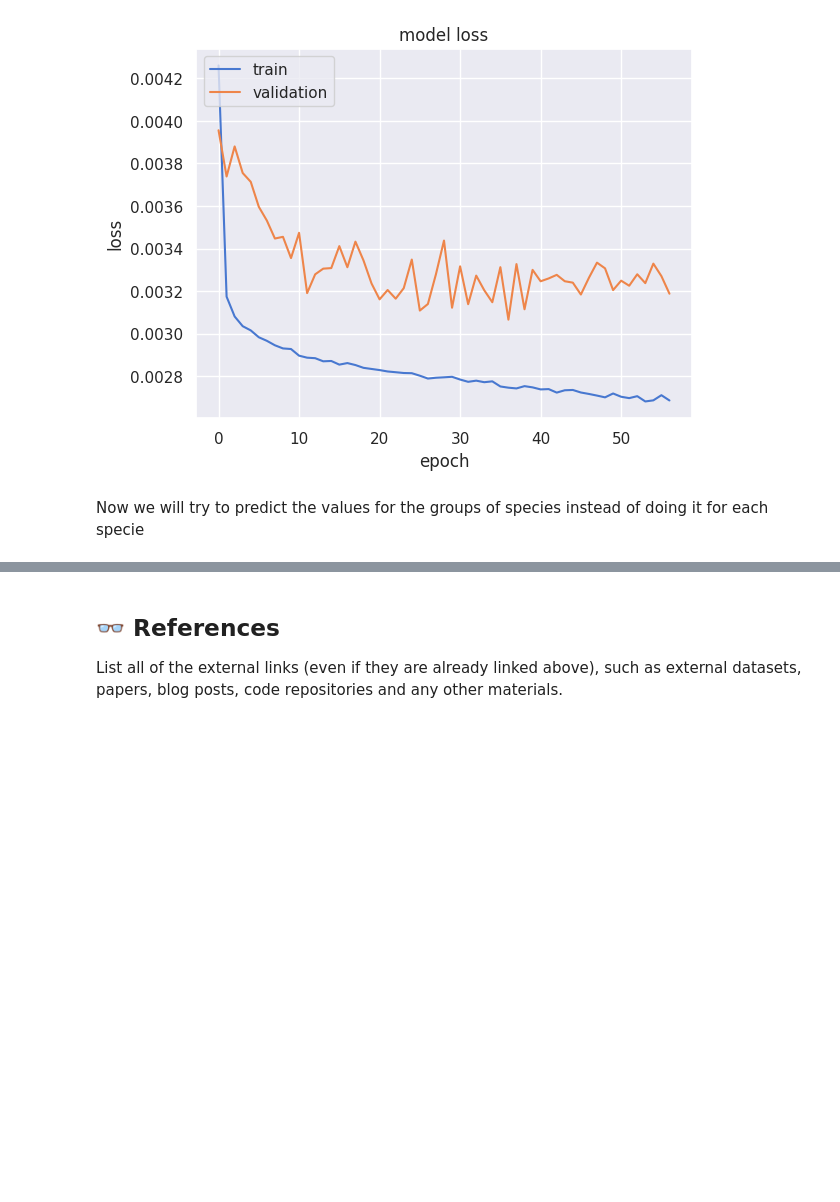
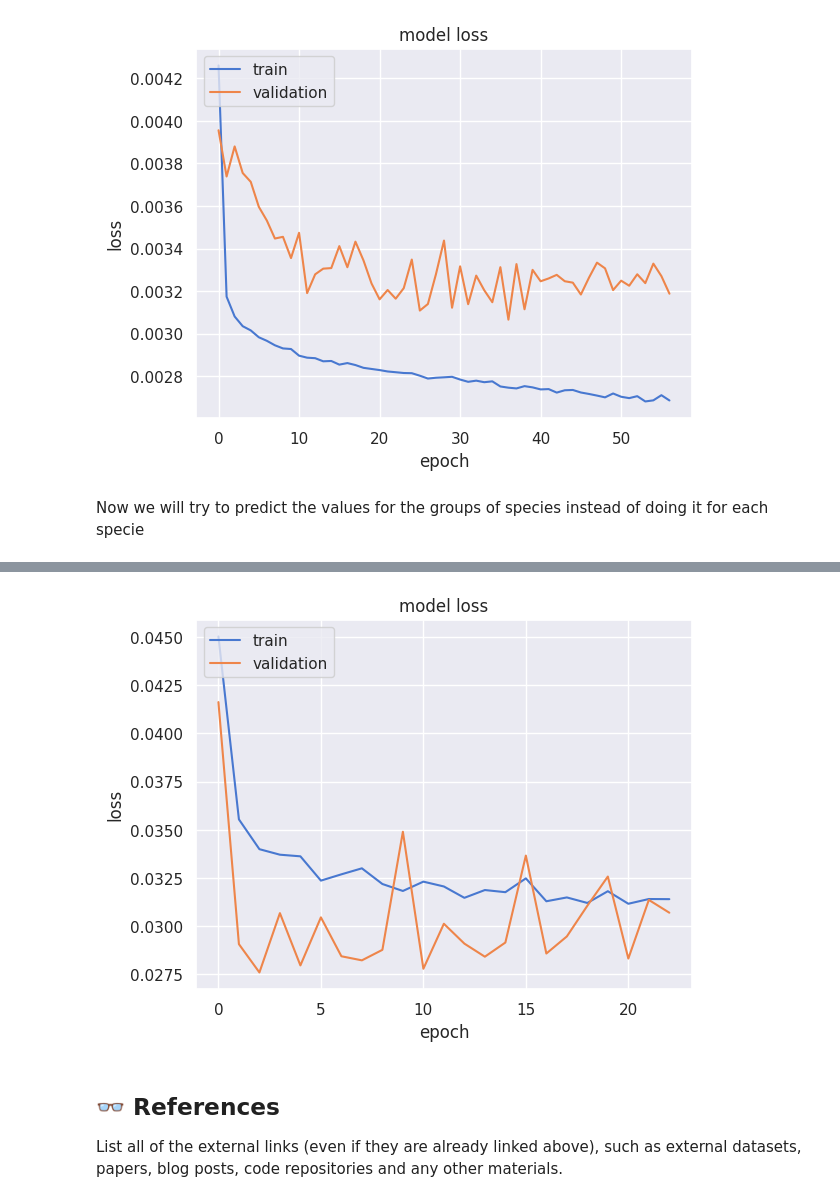
Before and after one commit to duarteoliper/WDL2_2023, a Jupyter notebook: Submission_phase_2_v2.ipynb, the cells around one changed output, grey strips where cells are left out. Drawn from its saved outputs; the diff is of its cells as text; code cells hidden in the pictures; blank space fills up the shorter version.

Commit message:
Update on model 2

```diff
--- a/Submission_phase_2_v2.ipynb
+++ b/Submission_phase_2_v2.ipynb
@@ -1263,12 +1263,12 @@ for col in df.columns:
     if col in just_mobil_species:
         mobile_species += df[col]
 # %%
-output_array = np.stack([sessil_species, mobile_species]).T
+output_array_sessil_mobil = np.stack([sessil_species, mobile_species]).T
 
 # normalizing the output data
 
 scaler = MinMaxScaler(feature_range=(0,1))
 # fit scaler on data
-scaler.fit(ouput_array)
+scaler.fit(output_array_sessil_mobil)
 # apply transform
-normalized_output = scaler.transform(ouput_array)
+normalized_output = scaler.transform(output_array_sessil_mobil)
@@ -1304,6 +1300,6 @@ model.compile(optimizer=optimizer, loss='mse')
 
 history = model.fit(x_train, y_train,
                    validation_data=(x_val, y_val),
-                   batch_size=64,
+                   batch_size=32,
                    epochs=200,  callbacks=[callback])
 # %% [output]
@@ -1346,3 +1341,16 @@ KeyboardInterrupt:
+# %%
+def plot_model(metric):
+ plt.plot(history.history[metric])
+ plt.plot(history.history[f"val_{metric}"])
+ plt.title(f"model {metric}")
+ plt.ylabel(f"{metric}")
+ plt.xlabel("epoch")
+ plt.legend(["train", "validation"], loc="upper left")
+ plt.show()
+
+plot_model("loss")
+# %% [output]
+[figure, added]
 # %% [markdown]
 ## 👓 References
 List all of the external links (even if they are already linked above), such as external datasets, papers, blog posts, code repositories and any other materials.
```
Also changed, not shown: parts of 2 cells of this notebook.
